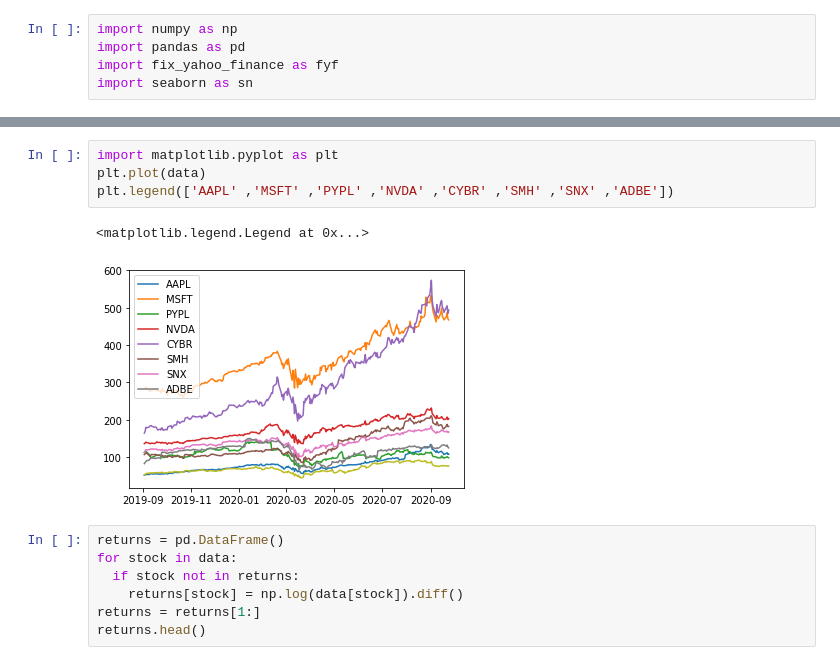
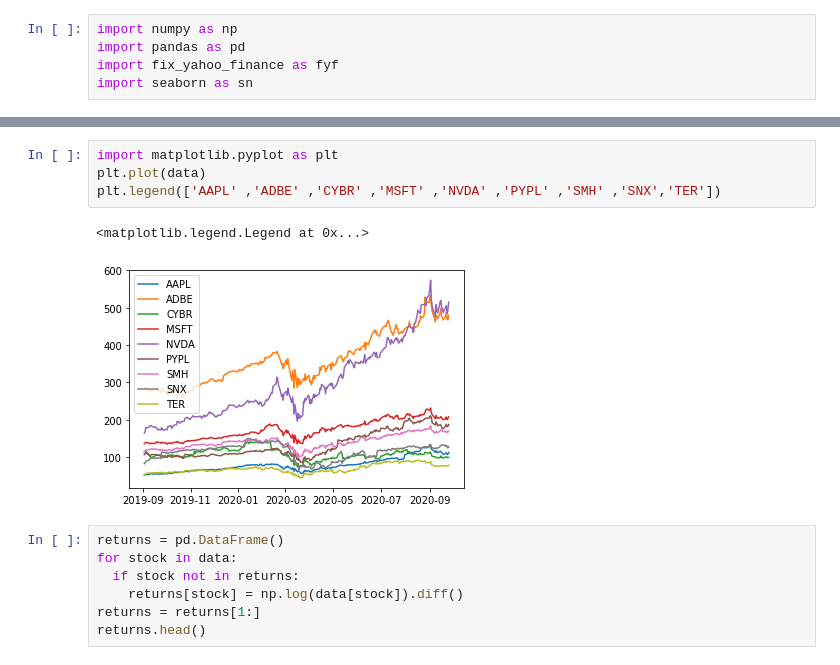
Before and after one commit to asarker1-ai/corr_matrix_python, a Jupyter notebook: Corr_Matrix.ipynb, the cells around one changed output, grey strips where cells are left out. Saved outputs shown, nothing was run; the diff lists cells and outputs as text.

```diff
--- a/Corr_Matrix.ipynb
+++ b/Corr_Matrix.ipynb
@@ -20,10 +22,10 @@ data.head()
 # %%
 import matplotlib.pyplot as plt
 plt.plot(data)
-plt.legend(['AAPL' ,'MSFT' ,'PYPL' ,'NVDA' ,'CYBR' ,'SMH' ,'SNX' ,'ADBE'])
+plt.legend(['AAPL' ,'ADBE' ,'CYBR' ,'MSFT' ,'NVDA' ,'PYPL' ,'SMH' ,'SNX','TER'])
 # %% [output]
 <matplotlib.legend.Legend at 0x...>
-[figure, old version]
+[figure, new version]
 # %%
 returns = pd.DataFrame()
 for stock in data:
```
Also changed, not shown: parts of 2 cells of this notebook.
